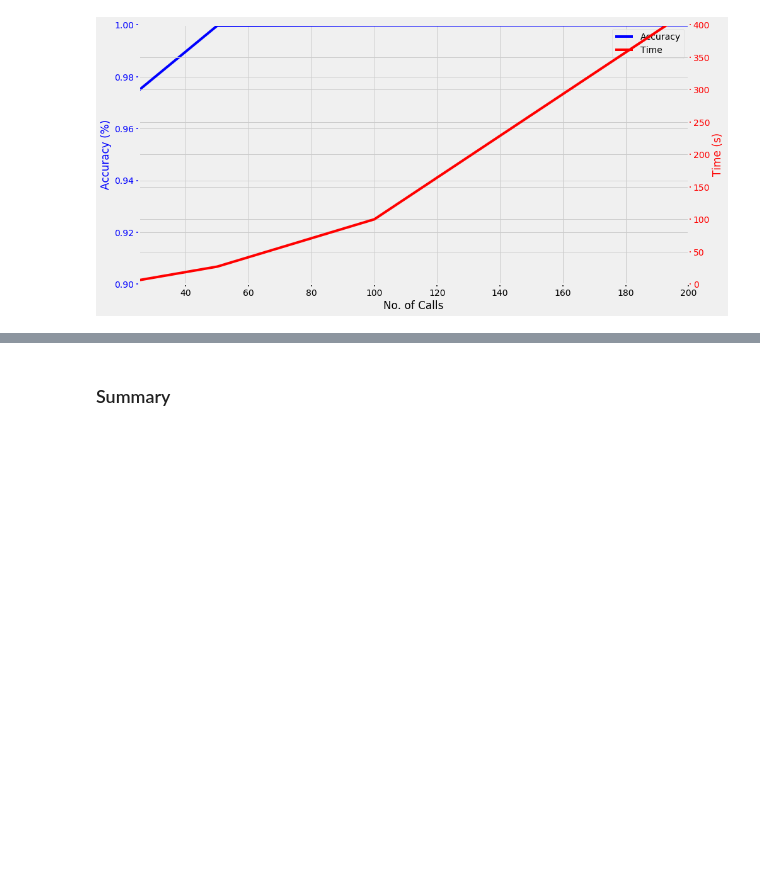
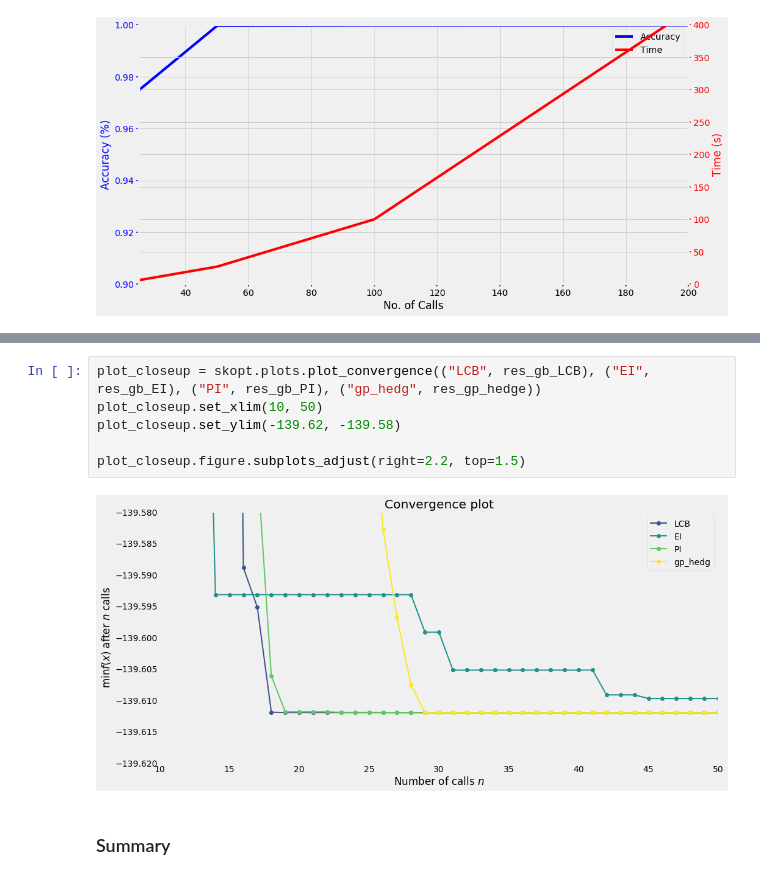
Before and after one commit to johngreibelarsen/compare-hyperparam-opt, a Jupyter notebook: scopt.ipynb, the cells around one changed output, grey strips where cells are left out. Saved outputs shown, nothing was run; the diff lists cells and outputs as text; blank space fills up the shorter version.

```diff
--- a/scopt.ipynb
+++ b/scopt.ipynb
@@ -693,2 +695,10 @@ plot.figure.subplots_adjust(right=2.1, top=1.5)
+# %%
+plot_closeup = skopt.plots.plot_convergence(("LCB", res_gb_LCB), ("EI", res_gb_EI), ("PI", res_gb_PI), ("gp_hedg", res_gp_hedge))
+plot_closeup.set_xlim(10, 50)
+plot_closeup.set_ylim(-139.62, -139.58)
+
+plot_closeup.figure.subplots_adjust(right=2.2, top=1.5)
+# %% [output]
+[figure, added]
 # %% [markdown]
 ### Summary
```
Also changed, not shown: parts of 2 cells of this notebook.
